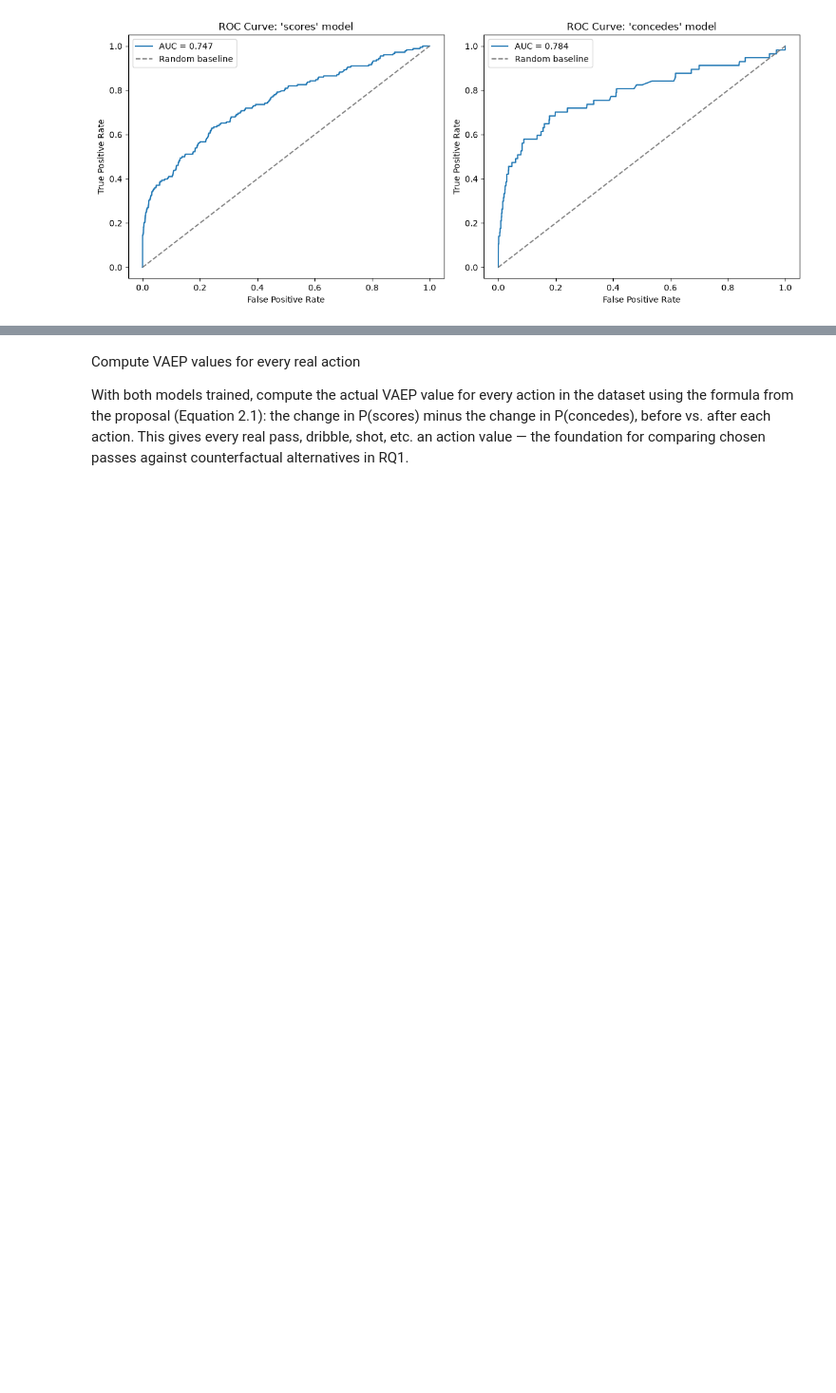
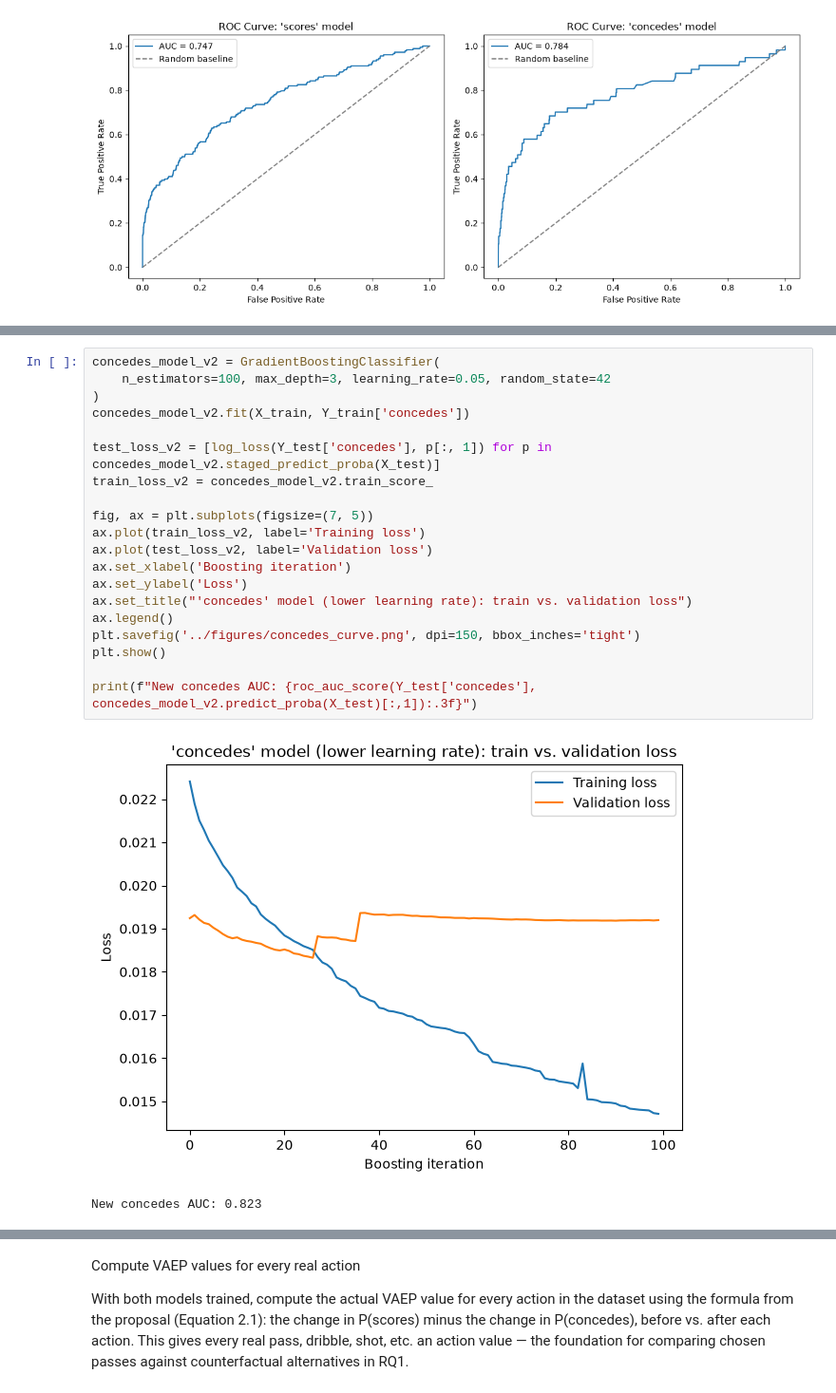
Before and after one commit to Raeesa12/perception-aware-passing-in-football, a Jupyter notebook: notebooks/setup_euro2024.ipynb, the cells around one changed output, grey strips where cells are left out. Shown at 95% size. Saved outputs shown, nothing was run; the diff lists cells and outputs as text; blank space fills up the shorter version.

```diff
--- a/notebooks/setup_euro2024.ipynb
+++ b/notebooks/setup_euro2024.ipynb
@@ -742,0 +794,23 @@ plt.show()
+# %%
+concedes_model_v2 = GradientBoostingClassifier(
+    n_estimators=100, max_depth=3, learning_rate=0.05, random_state=42
+)
+concedes_model_v2.fit(X_train, Y_train['concedes'])
+
+test_loss_v2 = [log_loss(Y_test['concedes'], p[:, 1]) for p in concedes_model_v2.staged_predict_proba(X_test)]
+train_loss_v2 = concedes_model_v2.train_score_
+
+fig, ax = plt.subplots(figsize=(7, 5))
+ax.plot(train_loss_v2, label='Training loss')
+ax.plot(test_loss_v2, label='Validation loss')
+ax.set_xlabel('Boosting iteration')
+ax.set_ylabel('Loss')
+ax.set_title("'concedes' model (lower learning rate): train vs. validation loss")
+ax.legend()
+plt.savefig('../figures/concedes_curve.png', dpi=150, bbox_inches='tight')
+plt.show()
+
+print(f"New concedes AUC: {roc_auc_score(Y_test['concedes'], concedes_model_v2.predict_proba(X_test)[:,1]):.3f}")
+# %% [output]
+[figure, added]
+New concedes AUC: 0.823
```
Also changed, not shown: parts of 12 cells of this notebook, 3 other files.
